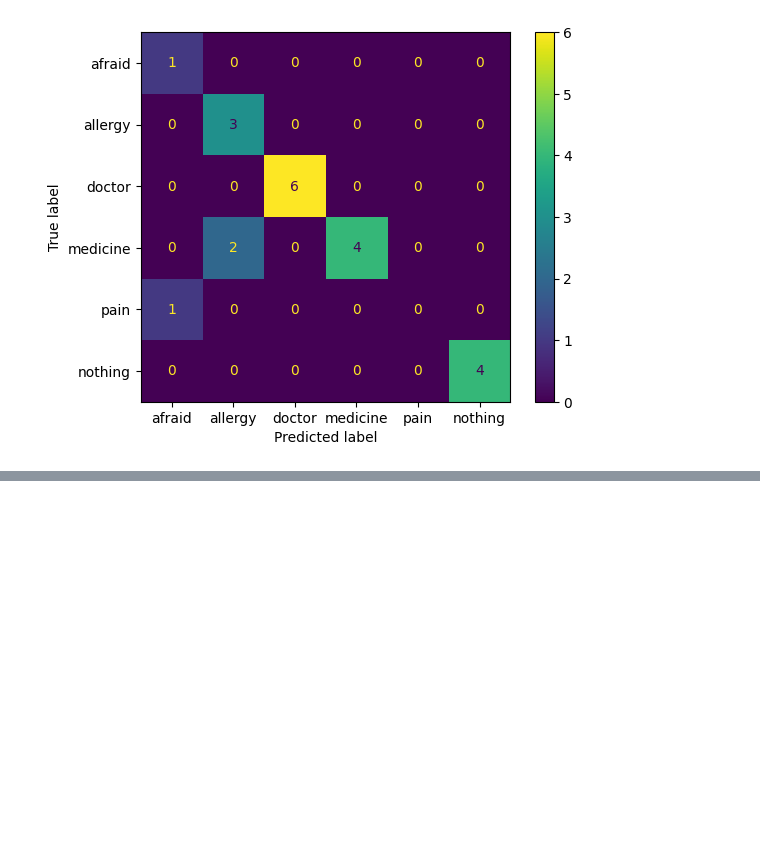
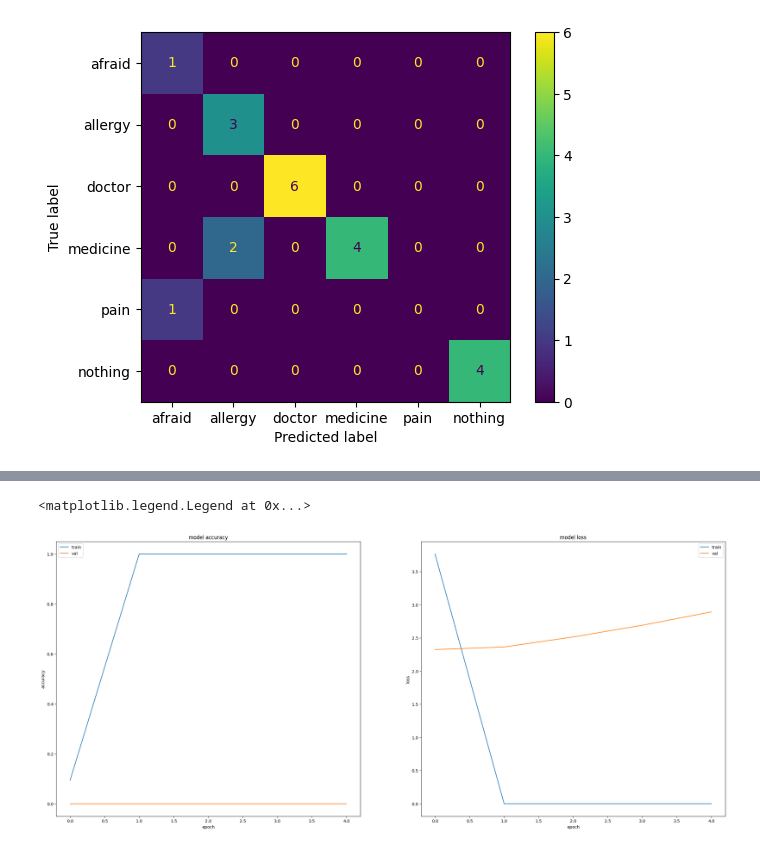
Before and after one commit to andreasZel/AIDL_A02_PROJECT_ZELIOS_ANDREAS, a Jupyter notebook: project_aidlA02_zelios_andreas_0142.ipynb, the cells around one changed output, grey strips where cells are left out. Saved outputs shown, nothing was run; the diff lists cells and outputs as text; code cells hidden in the pictures; blank space fills up the shorter version.

Commit message:
added resnet but it defentately needs corrections

```diff
--- a/project_aidlA02_zelios_andreas_0142.ipynb
+++ b/project_aidlA02_zelios_andreas_0142.ipynb
@@ -577,3 +577,19 @@ F1: 0.7027777777777778
 Precision: 0.6833333333333332
 <sklearn.metrics._plot.confusion_matrix.ConfusionMatrixDisplay at 0x...>
 [figure]
+# %%
+#! this defenately needs tweaking
+model_res = Sequential()
+model_res.add(ResNet50(weights='imagenet', include_top=False, input_shape=(224,224,3)))
+model_res.add(Flatten())
+model_res.add(Dense(512, activation='relu'))
+model_res.add(Dense(len(classes), activation='softmax'))
+
+learning_rate = 0.0001
+batch_size = 64
+epochs = 5
+
+adam = Adam(learning_rate=learning_rate)
+save_model_res = ModelCheckpoint('best_model_res.h5', save_best_only=True, monitor='val_loss', mode='min', verbose=2)
+model_res.compile(loss='categorical_crossentropy', optimizer=adam, metrics=['accuracy'])
+history_res = model_res.fit(x_train_n, y_train_n, batch_size=batch_size, epochs=epochs, shuffle = True, verbose=1, validation_data=(x_val, y_val), callbacks=[save_model_res])
@@ -579,0 +622,20 @@ Precision: 0.6833333333333332
+# %%
+plt.figure(figsize=(29, 12))
+plt.subplot(1, 2, 1)
+plt.plot(history_res.history['accuracy'])
+plt.plot(history_res.history['val_accuracy'])
+plt.title('model accuracy')
+plt.ylabel('accuracy')
+plt.xlabel('epoch')
+plt.legend(['train', 'val'], loc='upper left')
+
+plt.subplot(1, 2, 2)
+plt.plot(history_res.history['loss'])
+plt.plot(history_res.history['val_loss'])
+plt.title('model loss')
+plt.ylabel('loss')
+plt.xlabel('epoch')
+plt.legend(['train', 'val'], loc='upper right')
+# %% [output]
+<matplotlib.legend.Legend at 0x...>
+[figure, added]
```
Also changed, not shown: parts of 2 cells of this notebook.
